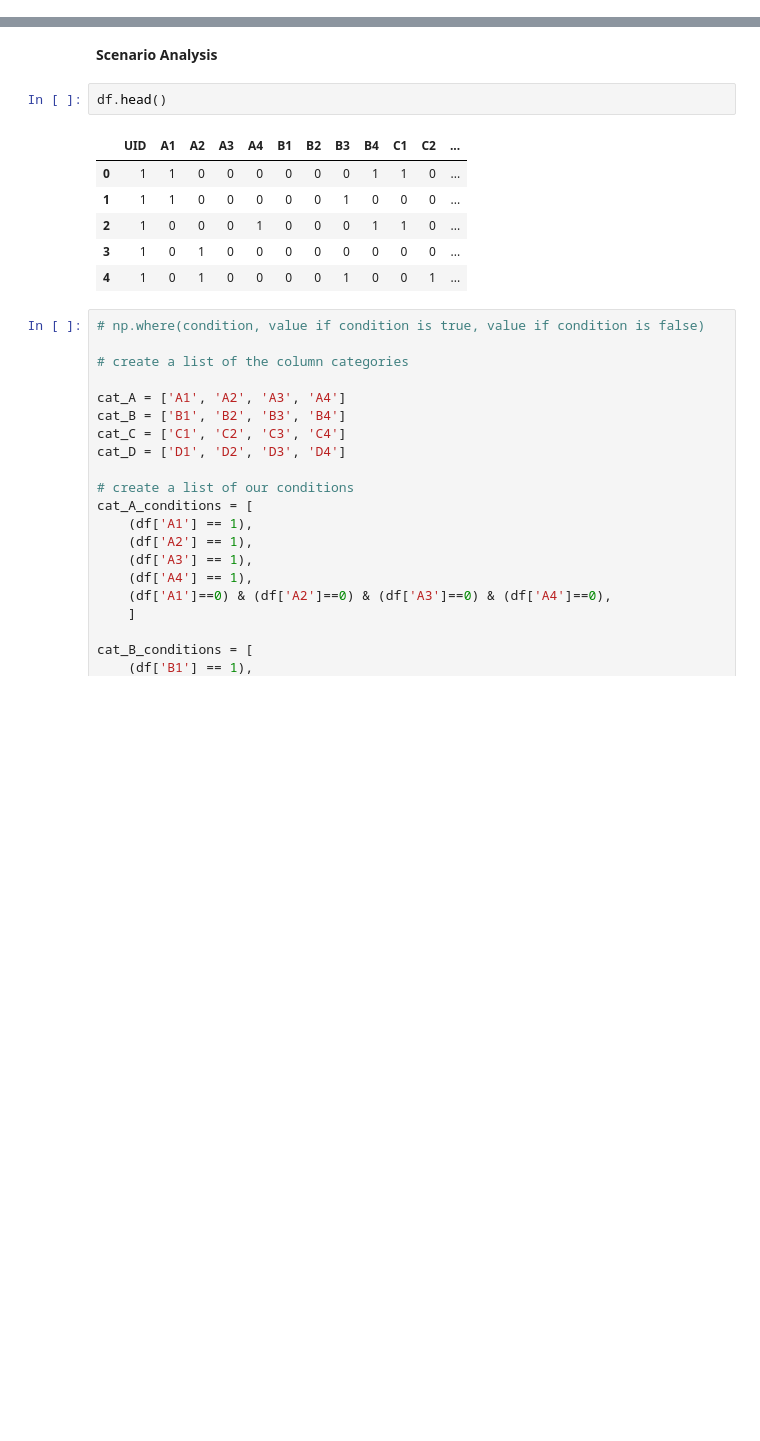
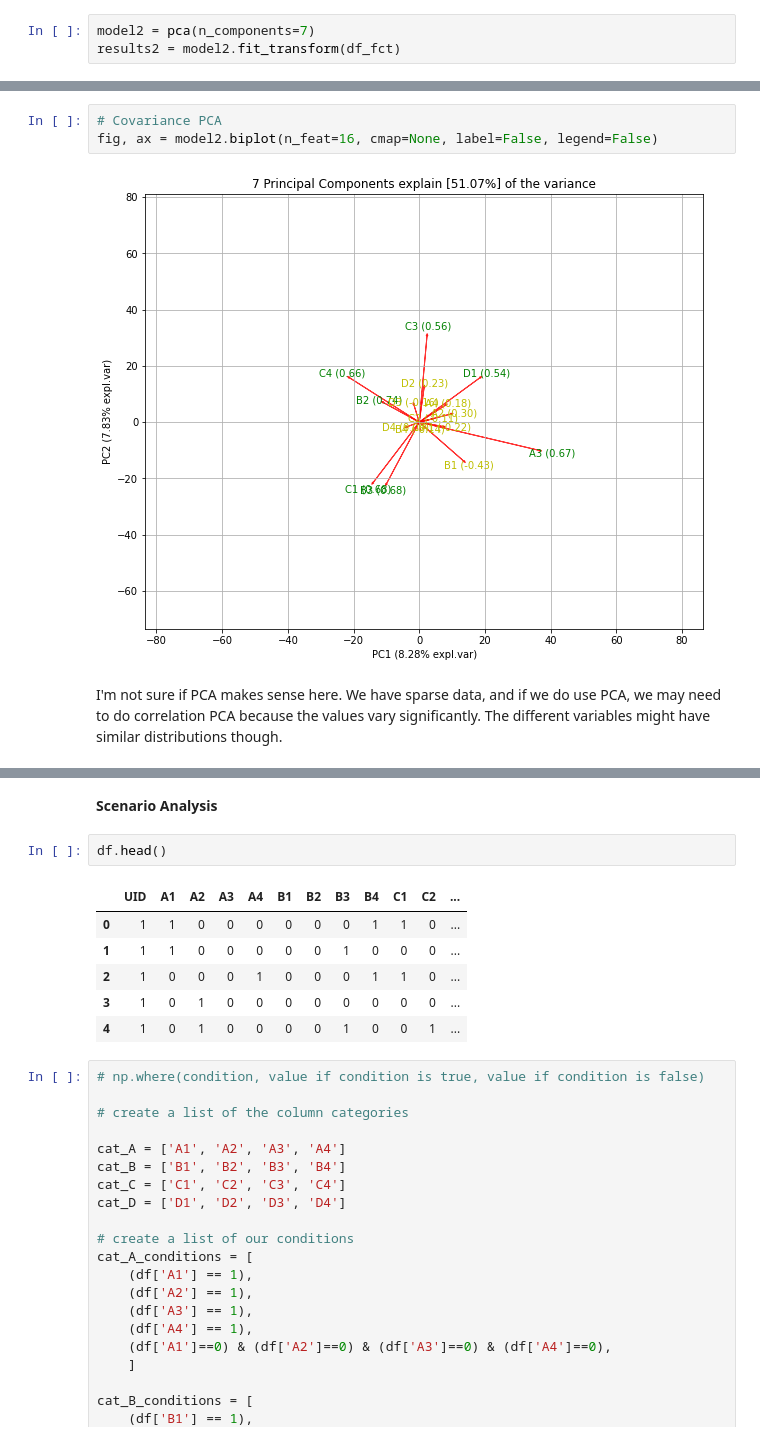
Before and after one commit to EricPostMaster/market-research-private, a Jupyter notebook: Inidividual_Models.ipynb, the cells around one changed output, grey strips where cells are left out. Saved outputs shown, nothing was run; the diff lists cells and outputs as text; blank space fills up the shorter version.

```diff
--- a/Inidividual_Models.ipynb
+++ b/Inidividual_Models.ipynb
@@ -93,0 +316,3 @@ df['noise']=df['Rating'].apply(lambda x: x+random.random()/1000)
+# %%
+model2 = pca(n_components=7)
+results2 = model2.fit_transform(df_fct)
@@ -93,0 +327,7 @@ df['noise']=df['Rating'].apply(lambda x: x+random.random()/1000)
+# %%
+# Covariance PCA
+fig, ax = model2.biplot(n_feat=16, cmap=None, label=False, legend=False)
+# %% [output]
+[figure, added]
+# %% [markdown]
+I'm not sure if PCA makes sense here.  We have sparse data, and if we do use PCA, we may need to do correlation PCA because the values vary significantly.  The different variables might have similar distributions though.
```
Also changed, not shown: parts of 37 cells of this notebook.
